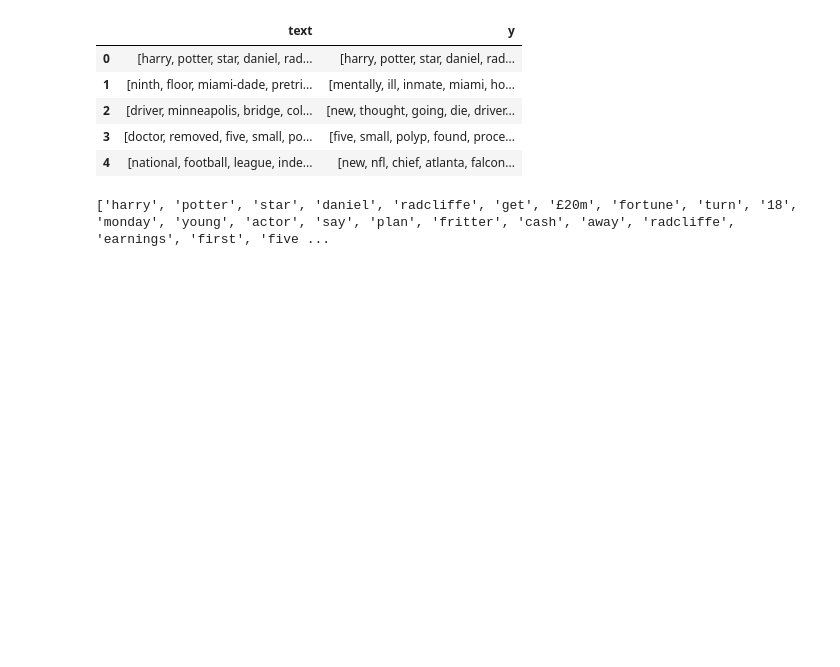
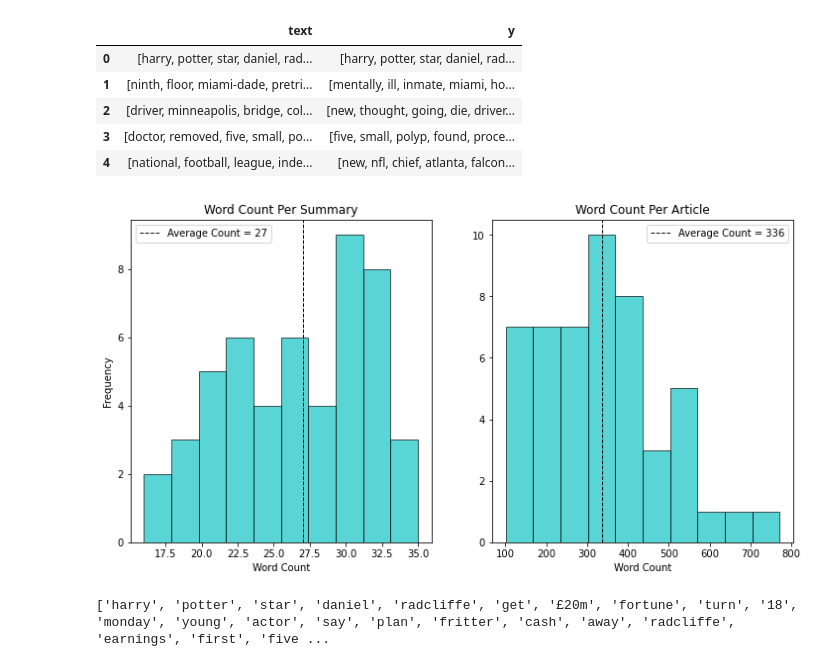
Before and after one commit to jma375/NLP-Text-Summarization, a Jupyter notebook: NLP-Text-Summarization.ipynb, the cells around one changed output. Saved outputs shown, nothing was run; the diff lists cells and outputs as text; code cells hidden in the pictures; blank space fills up the shorter version.

Commit message:
added new preprocessing functions and plots

```diff
--- a/NLP-Text-Summarization.ipynb
+++ b/NLP-Text-Summarization.ipynb
@@ -136,6 +137,14 @@ subset.head()
 | 2 | [driver, minneapolis, bridge, col... | [new, thought, going, die, driver... |
 | 3 | [doctor, removed, five, small, po... | [five, small, polyp, found, proce... |
 | 4 | [national, football, league, inde... | [new, nfl, chief, atlanta, falcon... |
+# %%
+#Run Function to get the average word count and list of counts for all articles and summaries
+avg_y, counts_y = avg_num_words(subset["y"])
+avg_text, counts_text = avg_num_words(subset["text"])
+#Plot word count and list of counts for all articles and summaries
+plot_counts(avg_y,counts_y,avg_text,counts_text)
+# %% [output]
+[figure, added]
 # %%
 print(subset.iloc[0,1])
 # %% [output]
```
Also changed, not shown: parts of 3 cells of this notebook, 1 other file.
